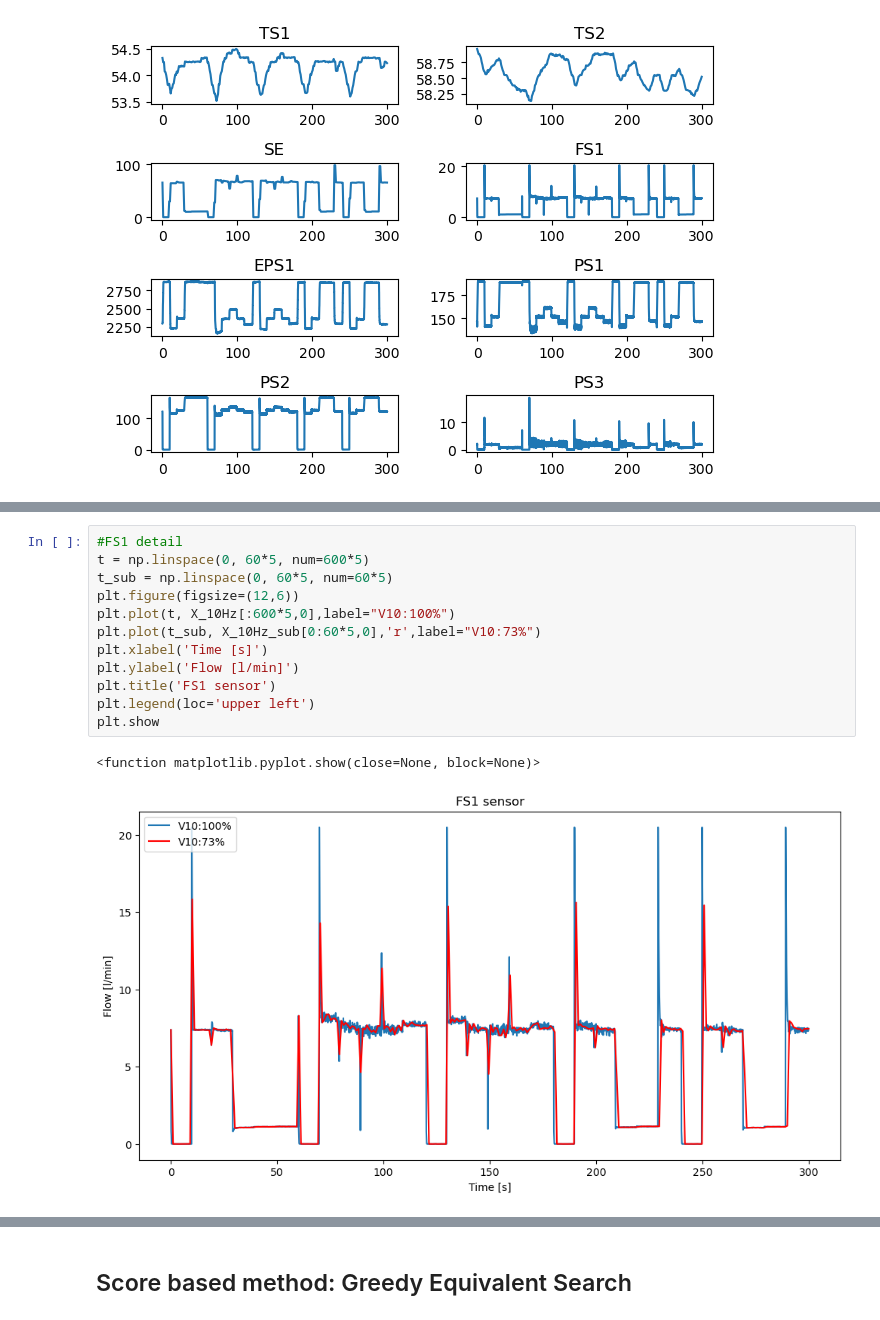
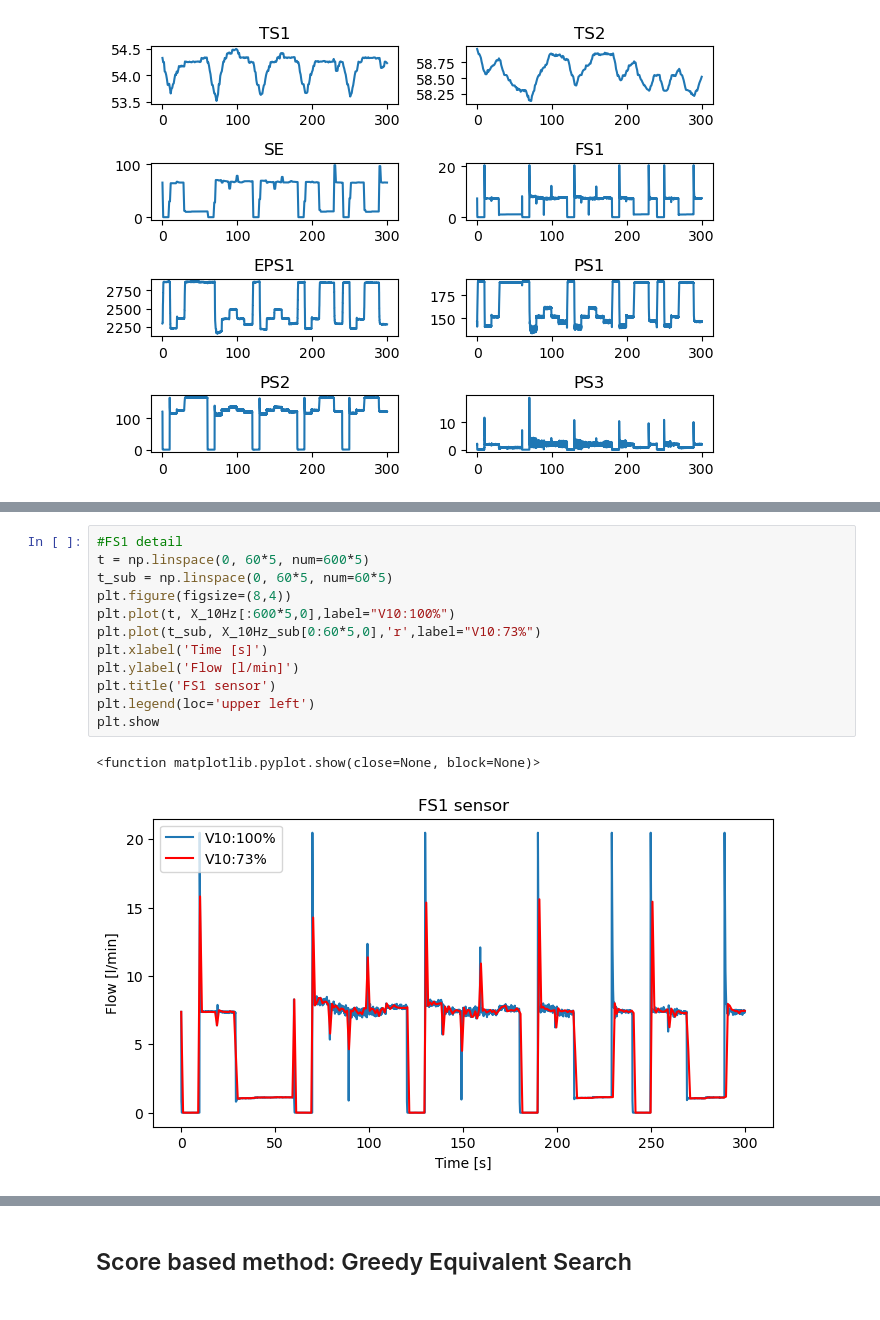
Before and after one commit to SamiraSanchezNT/Hydraulic-System-Condition-monitoring, a Jupyter notebook: ProjectAppliedCausalInference.ipynb, the cells around one changed output, grey strips where cells are left out. Drawn from its saved outputs; the diff is of its cells as text.

```diff
--- a/ProjectAppliedCausalInference.ipynb
+++ b/ProjectAppliedCausalInference.ipynb
@@ -532,18 +359,18 @@ plt.show()
 # %%
 #FS1 detail
 t = np.linspace(0, 60*5, num=600*5)
 t_sub = np.linspace(0, 60*5, num=60*5)
-plt.figure(figsize=(12,6))
+plt.figure(figsize=(8,4))
 plt.plot(t, X_10Hz[:600*5,0],label="V10:100%")
 plt.plot(t_sub, X_10Hz_sub[0:60*5,0],'r',label="V10:73%")
 plt.xlabel('Time [s]')
 plt.ylabel('Flow [l/min]')
 plt.title('FS1 sensor')
 plt.legend(loc='upper left')
 plt.show
 # %% [output]
 <function matplotlib.pyplot.show(close=None, block=None)>
-[figure, old version]
+[figure, new version]
 # %%
 #EPS1 detail
 t = np.linspace(0, 60*5, num=6000*5)
```
Also changed, not shown: parts of 46 cells of this notebook, 10 other files.
